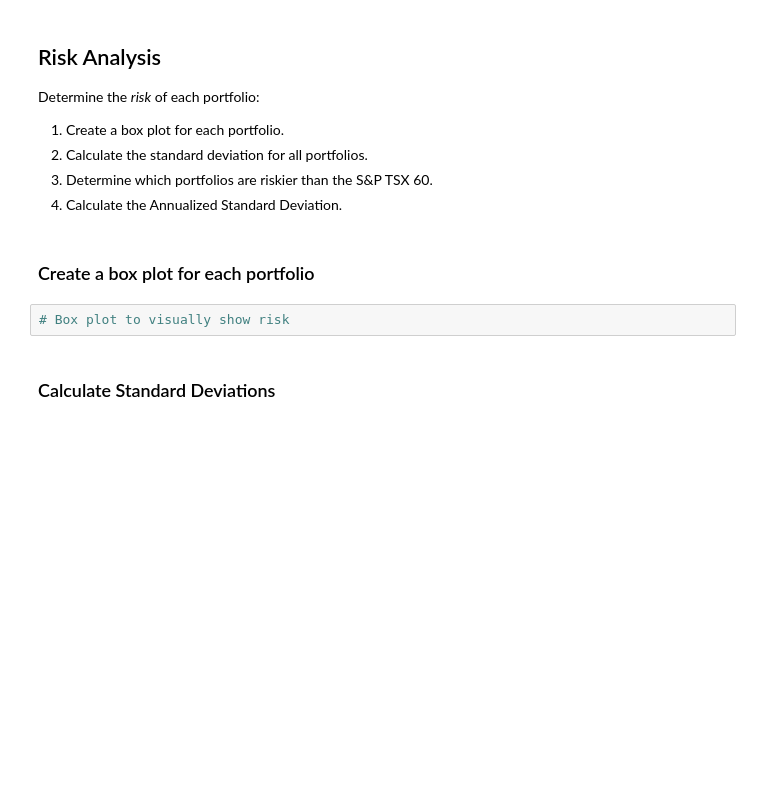
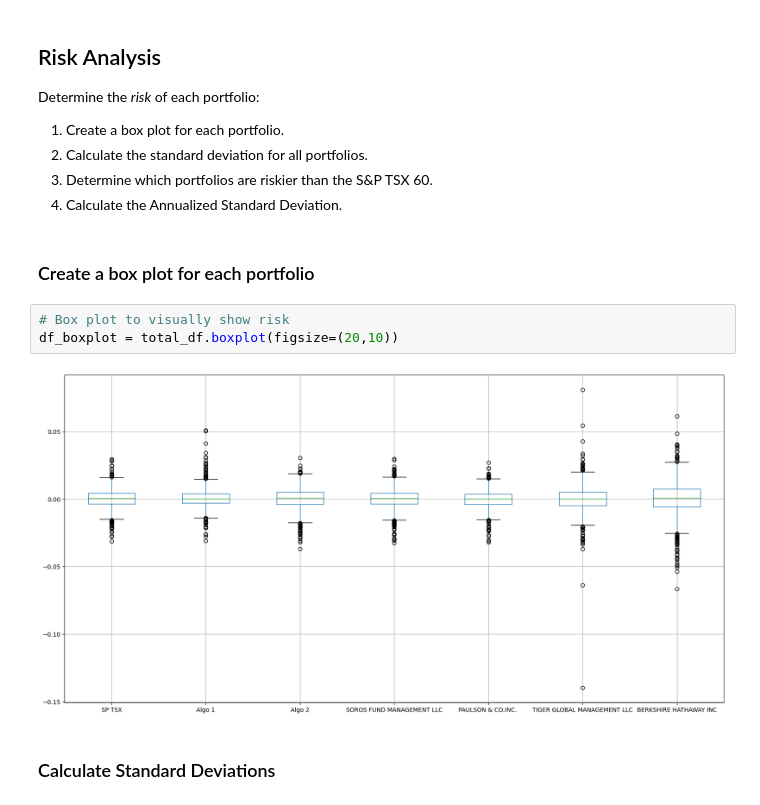
Before and after one commit to ScottyCodeman/pandas-homework, a Jupyter notebook: whale_analysis.ipynb, the cells around one changed output. Drawn from its saved outputs; the diff is of its cells as text; blank space fills up the shorter version.

```diff
--- a/whale_analysis.ipynb
+++ b/whale_analysis.ipynb
@@ -213,6 +263,9 @@ Determine the _risk_ of each portfolio:
 ### Create a box plot for each portfolio
 # %%
 # Box plot to visually show risk
+df_boxplot = total_df.boxplot(figsize=(20,10))
+# %% [output]
+[figure, added]
 # %% [markdown]
 ### Calculate Standard Deviations
 # %%
```
Also changed, not shown: parts of 6 cells of this notebook.
